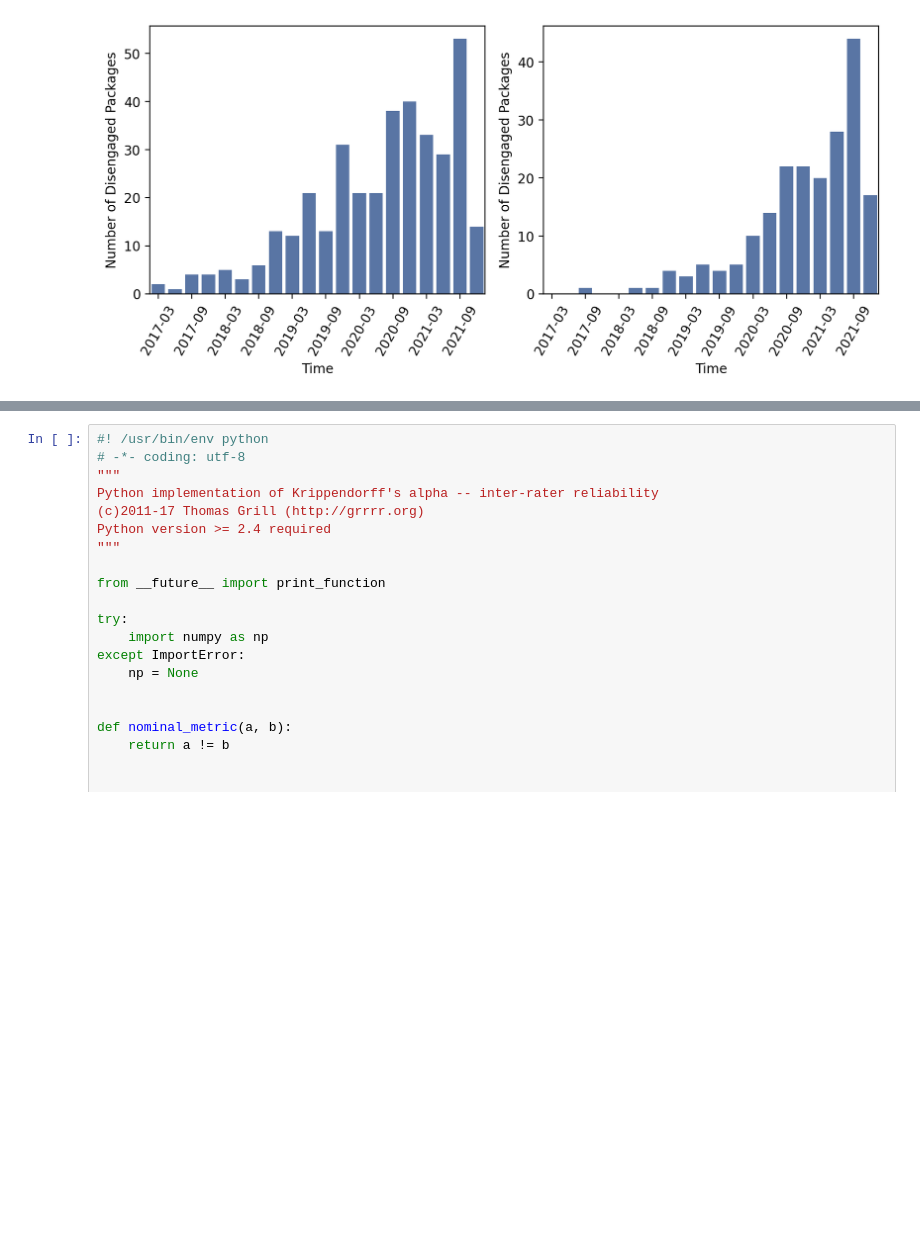
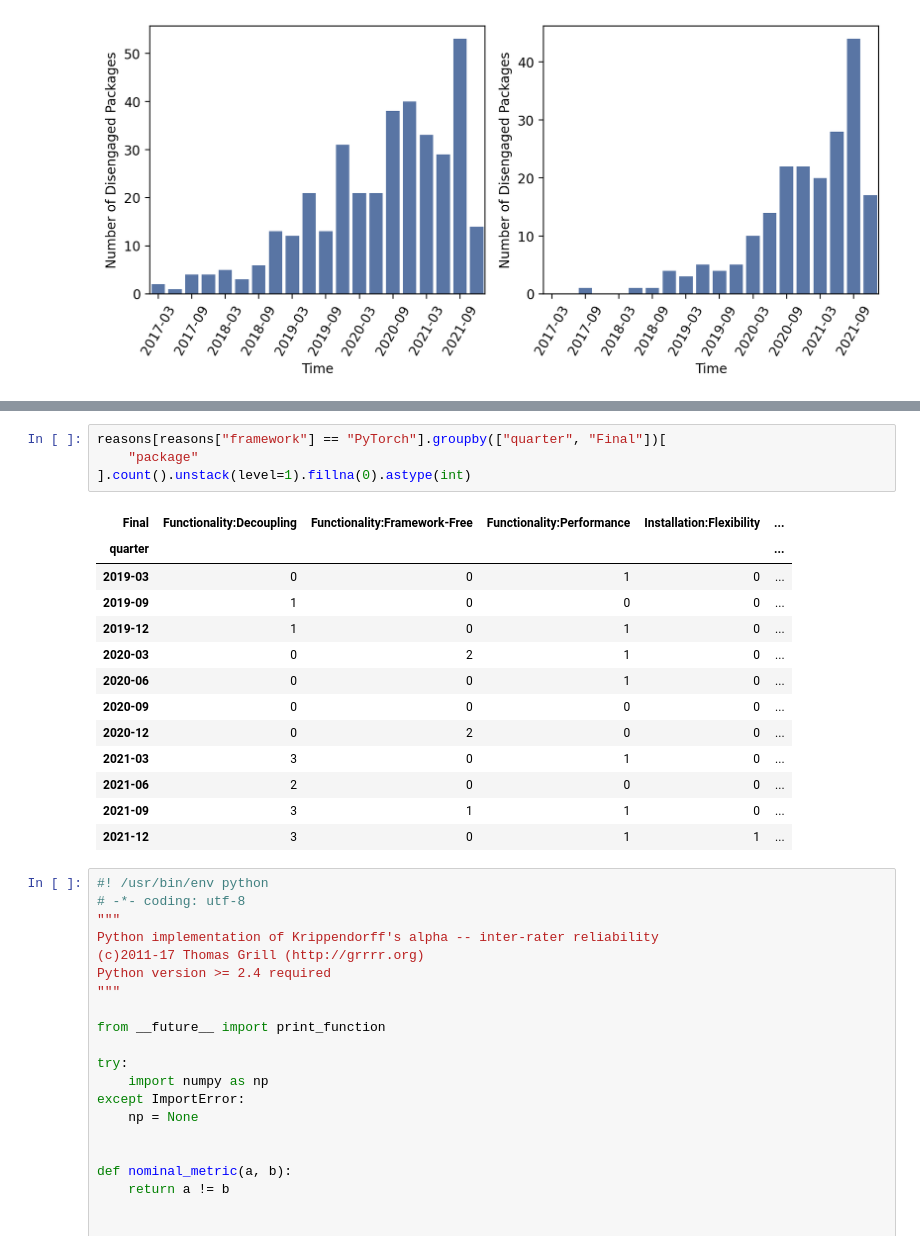
Before and after one commit to gaokai320/PyPI-DLSC, a Jupyter notebook: RQ3_disengagement.ipynb, the cells around one changed output, grey strips where cells are left out. Saved outputs shown, nothing was run; the diff lists cells and outputs as text; blank space fills up the shorter version.

```diff
--- a/RQ3_disengagement.ipynb
+++ b/RQ3_disengagement.ipynb
@@ -232,3 +269,21 @@ plot_deprecate_trend()
+# %%
+reasons[reasons["framework"] == "PyTorch"].groupby(["quarter", "Final"])[
+    "package"
+].count().unstack(level=1).fillna(0).astype(int)
+# %% [output]
+| Final | Functionality:Decoupling | Functionality:Framework-Free | Functionality:Performance | Installation:Flexibility | ... |
+| quarter |  |  |  |  | ... |
+| 2019-03 | 0 | 0 | 1 | 0 | ... |
+| 2019-09 | 1 | 0 | 0 | 0 | ... |
+| 2019-12 | 1 | 0 | 1 | 0 | ... |
+| 2020-03 | 0 | 2 | 1 | 0 | ... |
+| 2020-06 | 0 | 0 | 1 | 0 | ... |
+| 2020-09 | 0 | 0 | 0 | 0 | ... |
+| 2020-12 | 0 | 2 | 0 | 0 | ... |
+| 2021-03 | 3 | 0 | 1 | 0 | ... |
+| 2021-06 | 2 | 0 | 0 | 0 | ... |
+| 2021-09 | 3 | 1 | 1 | 0 | ... |
+| 2021-12 | 3 | 0 | 1 | 1 | ... |
 # %%
 #! /usr/bin/env python
 # -*- coding: utf-8
```
Also changed, not shown: parts of 6 cells of this notebook, 1 other file.
